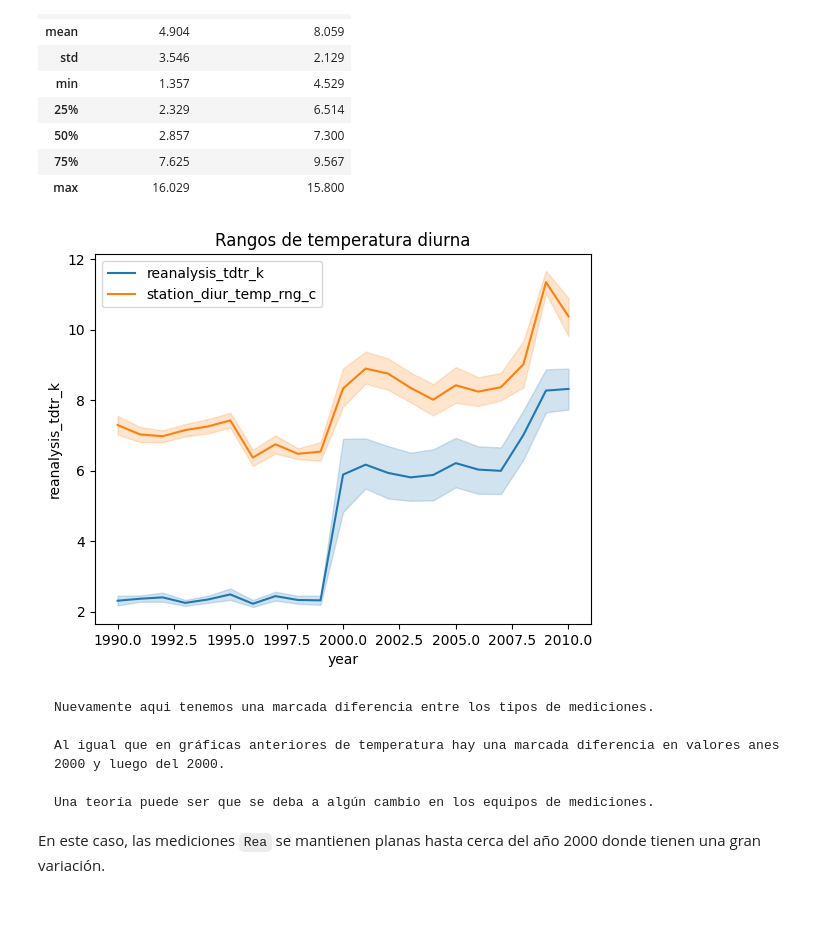
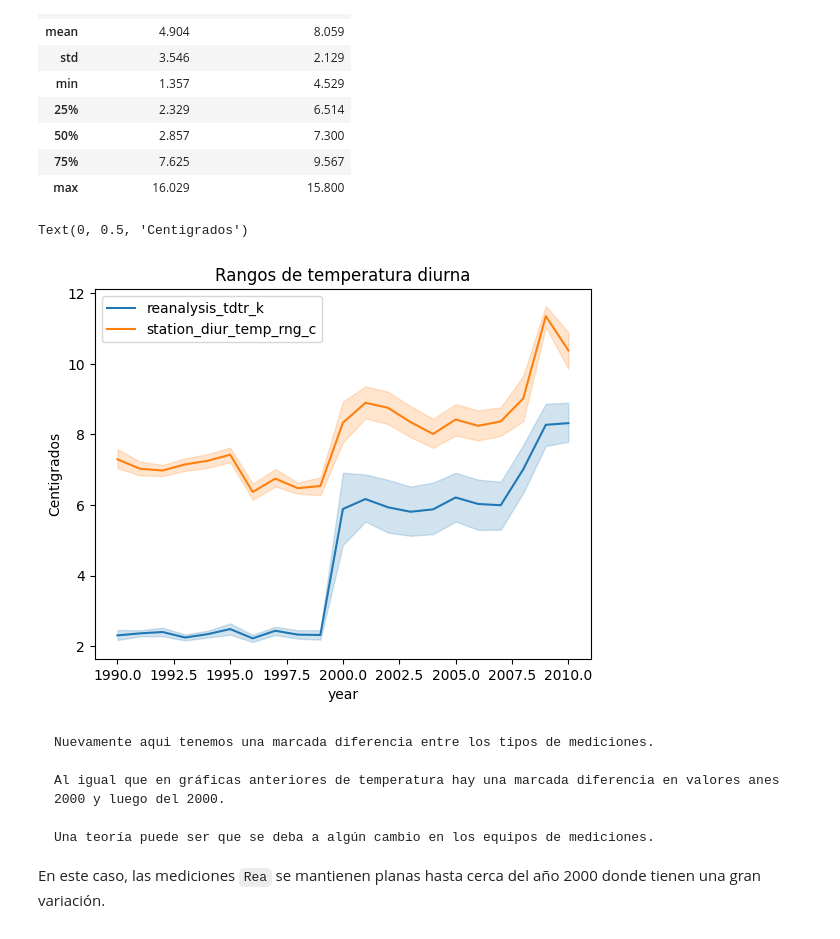
Before and after one commit to ernestopalacios/07MBID, a Jupyter notebook: AG1_ErnestoPalacios.ipynb, the cells around one changed output. Cells and saved outputs as stored; diff of their text form; code cells hidden in the pictures.

````diff
--- a/AG1_ErnestoPalacios.ipynb
+++ b/AG1_ErnestoPalacios.ipynb
@@ -546,10 +534,14 @@ temp_range.describe()
 | 75% | 7.625 | 9.567 |
 | max | 16.029 | 15.800 |
 # %%
+ax = plt.subplot()
+
 for columna in temp_range:
     sns.lineplot(data=train, x='year', y=columna, label=columna).set_title("Rangos de temperatura diurna")
+ax.set_ylabel("Centigrados")
 # %% [output]
+Text(0, 0.5, 'Centigrados')
-[figure, old version]
+[figure, new version]
 # %% [markdown]
 ```
 Nuevamente aqui tenemos una marcada diferencia entre los tipos de mediciones.
````
Also changed, not shown: parts of 19 cells of this notebook.
